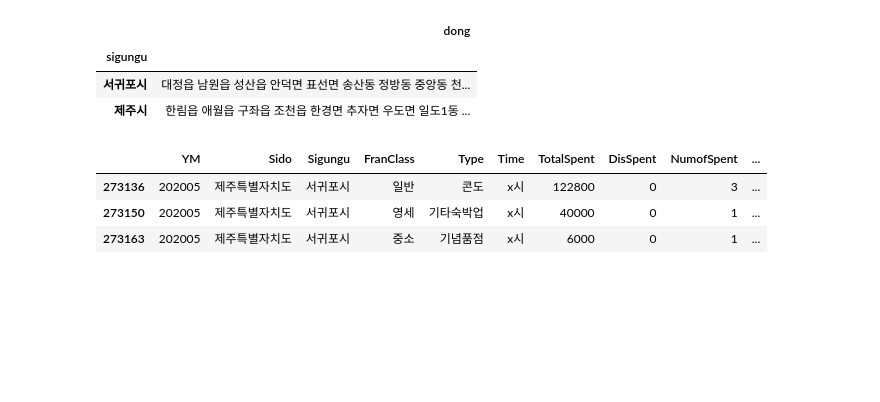
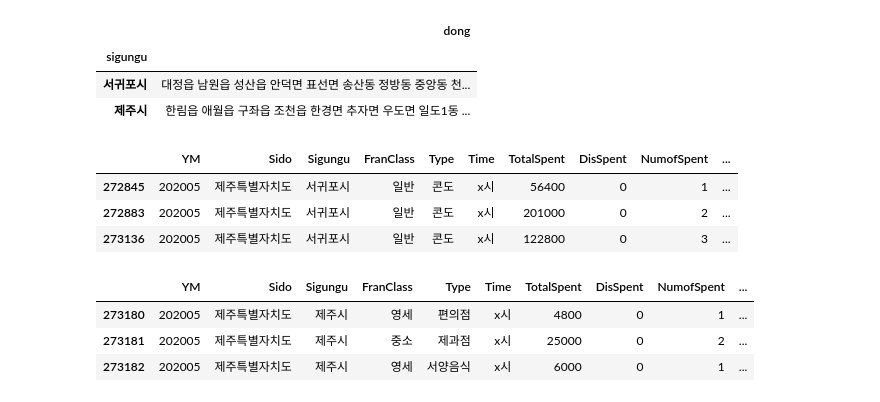
Before and after one commit to HyunjinKIM-Chloe/eda-repo-1, a Jupyter notebook: eda/jeju_guest_consumption.ipynb, the cells around one changed output. Cells and saved outputs as stored; diff of their text form; code cells hidden in the pictures; blank space fills up the shorter version.

```diff
--- a/eda/jeju_guest_consumption.ipynb
+++ b/eda/jeju_guest_consumption.ipynb
@@ -41,16 +42,23 @@ admin_district_pivot
 # %%
 consumption_url = '../datas/detailed_consume_type_data.csv'
 consumption = pd.read_csv(consumption_url, sep=',', encoding='utf-8')
 
 # 관광객 11개 주 소비 업종
-tour_types= ['1급호텔', '2급호텔', '관광여행', '기념품점', '기타숙박업', '렌트카', '면세점', '여객선', '콘도', '특급호텔', '항공사']
+tour_types= ['1급호텔', '2급호텔', '렌트카', '면세점', '여객선', '콘도', '특급호텔', '항공사']
 data_tour = consumption.loc[consumption.Type.isin(tour_types)]
 data_tour.tail(3)
 # %% [output]
 |  | YM | Sido | Sigungu | FranClass | Type | Time | TotalSpent | DisSpent | NumofSpent | ... |
+| 272845 | 202005 | 제주특별자치도 | 서귀포시 | 일반 | 콘도 | x시 | 56400 | 0 | 1 | ... |
+| 272883 | 202005 | 제주특별자치도 | 서귀포시 | 일반 | 콘도 | x시 | 201000 | 0 | 2 | ... |
 | 273136 | 202005 | 제주특별자치도 | 서귀포시 | 일반 | 콘도 | x시 | 122800 | 0 | 3 | ... |
-| 273150 | 202005 | 제주특별자치도 | 서귀포시 | 영세 | 기타숙박업 | x시 | 40000 | 0 | 1 | ... |
-| 273163 | 202005 | 제주특별자치도 | 서귀포시 | 중소 | 기념품점 | x시 | 6000 | 0 | 1 | ... |
+# %%
+consumption.tail(3)
+# %% [output]
+|  | YM | Sido | Sigungu | FranClass | Type | Time | TotalSpent | DisSpent | NumofSpent | ... |
+| 273180 | 202005 | 제주특별자치도 | 제주시 | 영세 | 편의점 | x시 | 4800 | 0 | 1 | ... |
+| 273181 | 202005 | 제주특별자치도 | 제주시 | 중소 | 제과점 | x시 | 25000 | 0 | 2 | ... |
+| 273182 | 202005 | 제주특별자치도 | 제주시 | 영세 | 서양음식 | x시 | 6000 | 0 | 1 | ... |
 # %%
 sigungu_1 = data_tour.loc[data_tour.Sigungu.isin(['서귀포시'])]
 sigungu_2 = data_tour.loc[data_tour.Sigungu.isin(['제주시'])]
```
Also changed, not shown: parts of 23 cells of this notebook.
